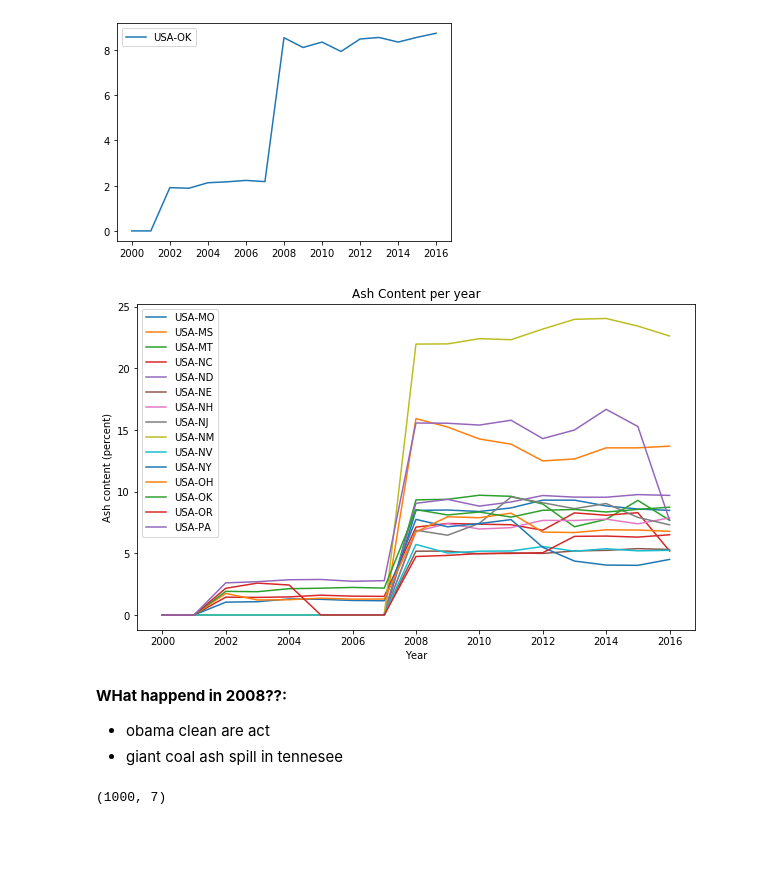
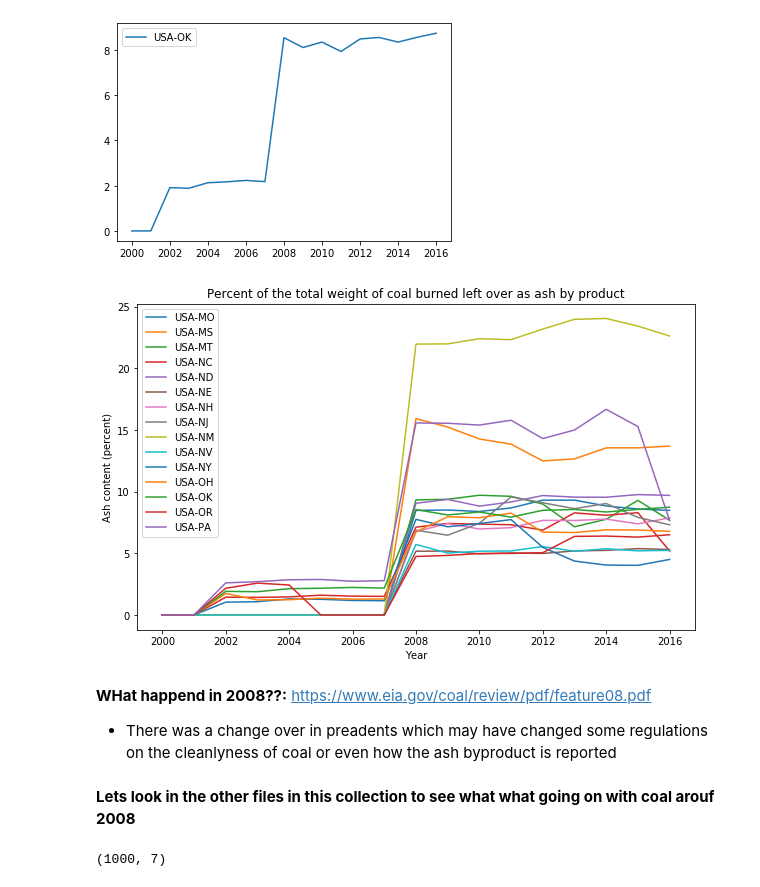
Before and after one commit to Iguanacolossus/energy-statistics, a Jupyter notebook: exploration.ipynb, the cells around one changed output. Saved outputs shown, nothing was run; the diff lists cells and outputs as text; code cells hidden in the pictures; blank space fills up the shorter version.

```diff
--- a/exploration.ipynb
+++ b/exploration.ipynb
@@ -219,21 +232,24 @@ total_ash.plot(y='USA-OK')
 # %%
 ### lets try and get scatterplot to lay on top of each
 x = np.arange(2000,2017)
 
 fig, axs = plt.subplots()
 fig.set_size_inches(10,6)
 for col in total_ash.columns:
     axs.plot(x,total_ash[col], label=col)
 axs.legend()
-axs.set_title('Ash Content per year')
+axs.set_title('Percent of the total weight of coal burned left over as ash by product')
 axs.set_xlabel('Year')
-axs.set_ylabel('Ash content (percent)');
+axs.set_ylabel('Ash content (percent)')
+plt.savefig('coal-ash.png');
 # %% [output]
-[figure, old version]
+[figure, new version]
-# %% [markdown]
-**WHat happend in 2008??:**
- - obama clean are act
- - giant coal ash spill in tennesee
+# %% [markdown]
+**WHat happend in 2008??:**
+ https://www.eia.gov/coal/review/pdf/feature08.pdf
+ - There was a change over in preadents which  may have changed some regulations on the cleanlyness of coal or even how the ash byproduct is reported
+# %% [markdown]
+**Lets look in the other files in this collection to see what what going on with coal arouf 2008**
 # %%
 #.## reading in TOTAL.json
 total_df = json_read(path+'TOTAL.json')
```
Also changed, not shown: parts of 22 cells of this notebook, 4 other files.
